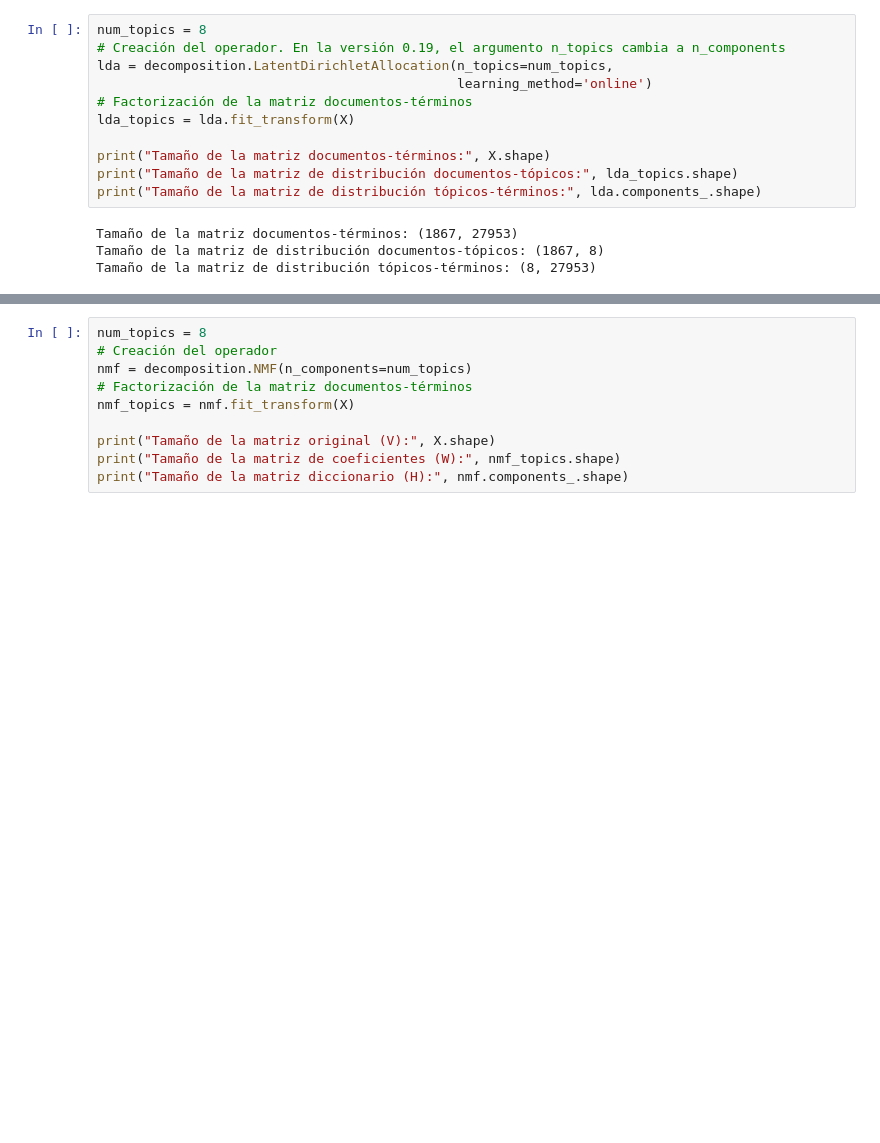
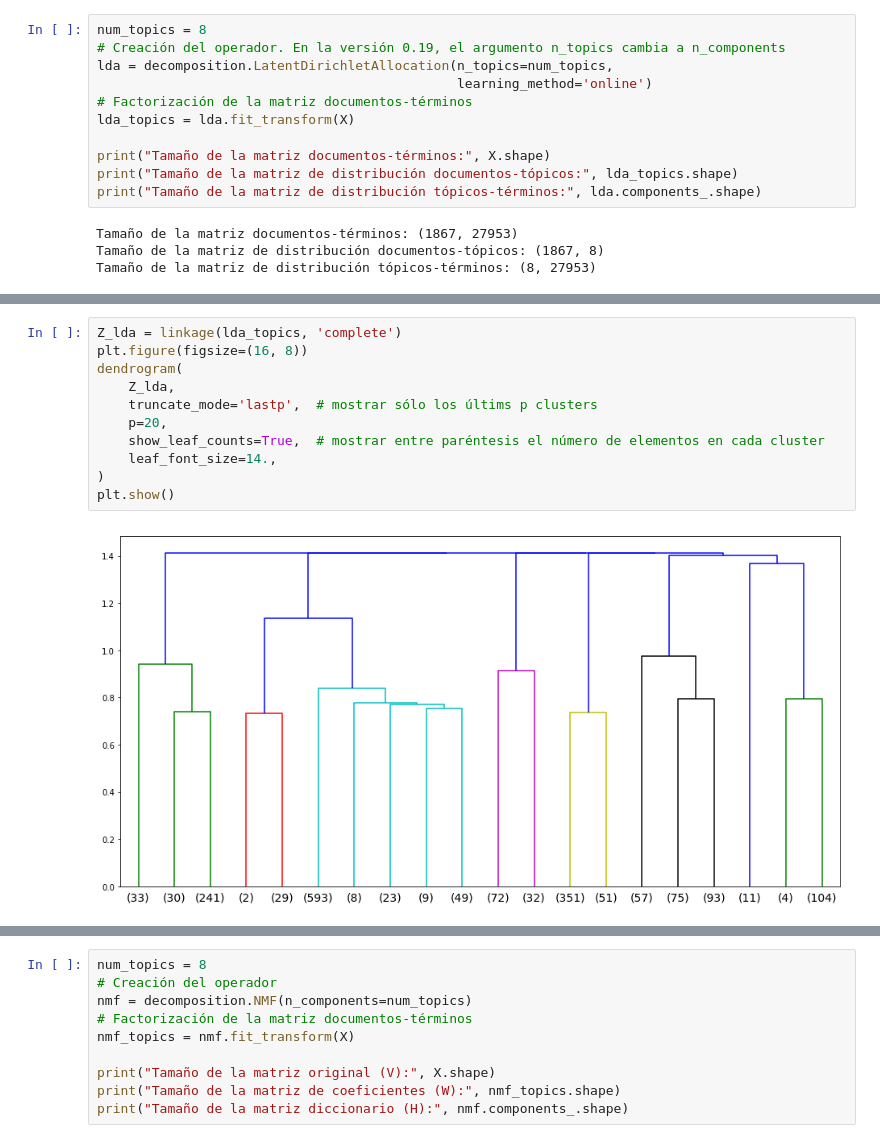
Before and after one commit to rsotoc/nlp, a Jupyter notebook: 6. Análisis semántico.ipynb, the cells around one changed output, grey strips where cells are left out. Saved outputs shown, nothing was run; the diff lists cells and outputs as text; blank space fills up the shorter version.

```diff
--- a/6. Análisis semántico.ipynb
+++ b/6. Análisis semántico.ipynb
@@ -374,3 +387,16 @@ display(lda_pages[1000:1020])
+# %%
+Z_lda = linkage(lda_topics, 'complete')
+plt.figure(figsize=(16, 8))
+dendrogram(
+    Z_lda,
+    truncate_mode='lastp',  # mostrar sólo los últims p clusters
+    p=20,
+    show_leaf_counts=True,  # mostrar entre paréntesis el número de elementos en cada cluster
+    leaf_font_size=14.,
+)
+plt.show()
+# %% [output]
+[figure, added]
 # %% [markdown]
 ## Factorización de matrices no negativas (NNMF o NMF)
 
```
Also changed, not shown: parts of 51 cells of this notebook.
